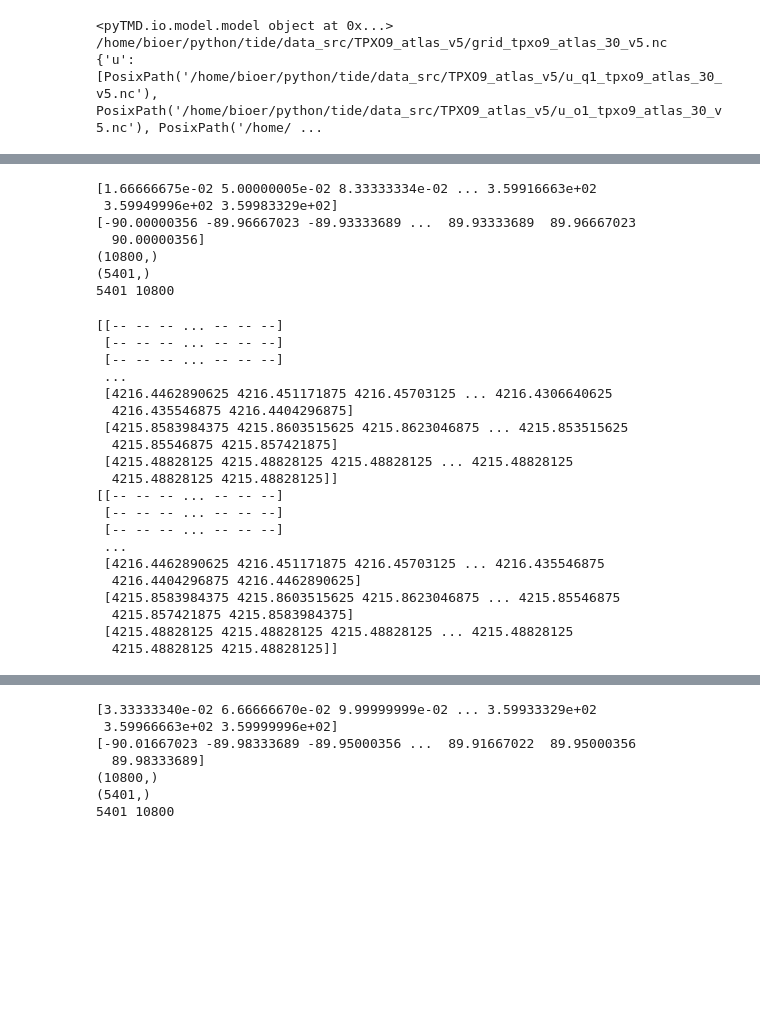
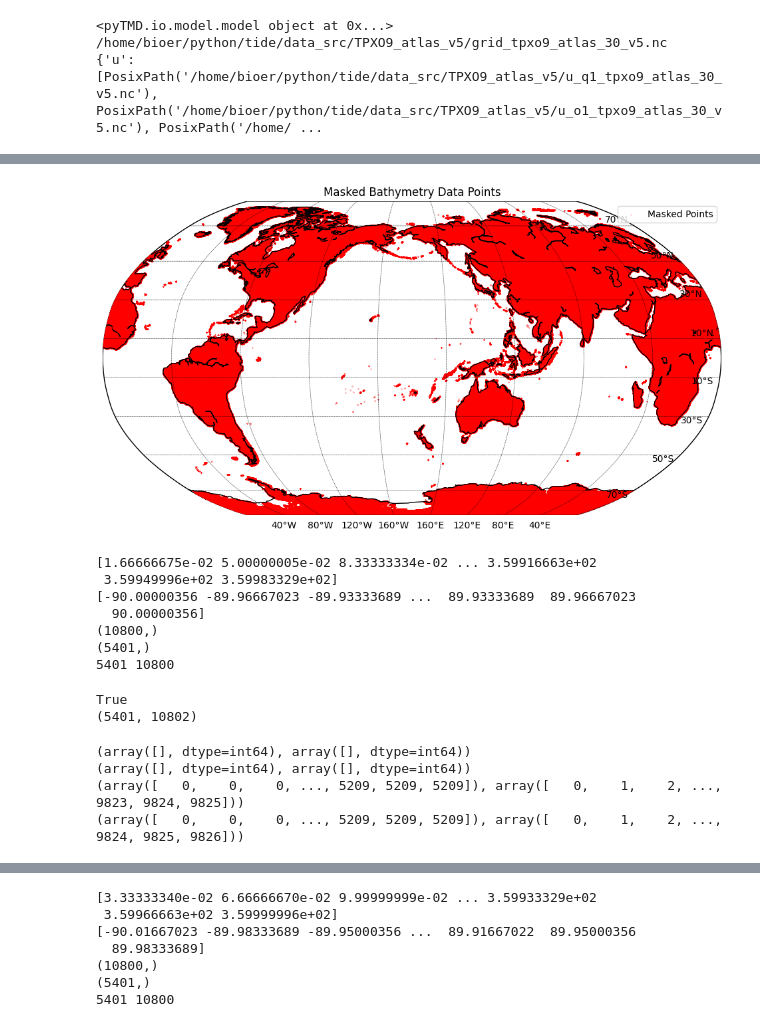
Before and after one commit to cywhale/tide, a Jupyter notebook: extract_constants.ipynb, the cells around one changed output, grey strips where cells are left out. Drawn from its saved outputs; the diff is of its cells as text; code cells hidden in the pictures; blank space fills up the shorter version.

```diff
--- a/extract_constants.ipynb
+++ b/extract_constants.ipynb
@@ -688,3 +507,15 @@ print(tpxo_curr_model.model_file)
 <pyTMD.io.model.model object at 0x...>
 /home/bioer/python/tide/data_src/TPXO9_atlas_v5/grid_tpxo9_atlas_30_v5.nc
 {'u': [PosixPath('/home/bioer/python/tide/data_src/TPXO9_atlas_v5/u_q1_tpxo9_atlas_30_v5.nc'), PosixPath('/home/bioer/python/tide/data_src/TPXO9_atlas_v5/u_o1_tpxo9_atlas_30_v5.nc'), PosixPath('/home/ ...
+# %%
+#if tpxo_curr_model:
+model_files= tpxo_curr_model.model_file["u"]
+print(model_files)
+model_file = pathlib.Path(model_files[0]).expanduser()
+hcx, cons = read_netcdf_transport(model_file, variable="u", compressed=False)
+print(hcx.shape)
+print(hcx)
+print(hcx.mask)
+tmp_mask = np.copy(hcx.mask)
+tmp_mask[hcx.data==0j] = True
+print(np.where(tmp_mask))
@@ -691,3 +542,7 @@ print(tpxo_curr_model.model_file)
+# %%
+plot_model_mask(tmp_mask)
+# %% [output]
+[figure, added]
 # %%
 #read_netcdf_grid in ATLAS.py
 #import netCDF4
@@ -715,11 +570,12 @@ bathy_u.mask = (bathy_u.data == 0.0)
 5401 10800
 # %%
 # Adjust longitude and lat values as per convention
-lonux = adjust_lon_lat(lonu, lonu)
+lonux = lonu #already in [0,360] # adjust_lon_lat(lonu, lonu)
 
 # Determine if it's a global grid
 dlon = lonux[1] - lonux[0]
-global_grid = np.isclose(lonux[-1] - lonux[0], 360.0 - dlon)
+#global_grid = np.isclose(lonux[-1] - lonux[0], 360.0 - dlon)
+print(global_grid)
 if global_grid:
     lonux = extend_array(lonux, dlon)
     bathy_ux = extend_matrix(bathy_u)
@@ -727,28 +583,21 @@ if global_grid:
 # create masks
 bathy_ux.mask = (bathy_ux.data == 0)
 
-lon_grid, lat_grid = np.meshgrid(lonux, latu)
-Du = spline_2d(lonux, latu, bathy_ux, lon_grid, lat_grid, reducer=np.ceil, kx=1, ky=1)
-print(bathy_u)
-print(Du)
+#lon_grid, lat_grid = np.meshgrid(lonux, latu)
+#Du = spline_2d(lonux, latu, bathy_ux, lon_grid, lat_grid, reducer=np.ceil, kx=1, ky=1)
+print(bathy_ux.shape)
 # %% [output]
-[[-- -- -- ... -- -- --]
- [-- -- -- ... -- -- --]
- [-- -- -- ... -- -- --]
- ...
- [4216.4462890625 4216.451171875 4216.45703125 ... 4216.4306640625
-  4216.435546875 4216.4404296875]
- [4215.8583984375 4215.8603515625 4215.8623046875 ... 4215.853515625
-  4215.85546875 4215.857421875]
- [4215.48828125 4215.48828125 4215.48828125 ... 4215.48828125
-  4215.48828125 4215.48828125]]
-[[-- -- -- ... -- -- --]
- [-- -- -- ... -- -- --]
- [-- -- -- ... -- -- --]
- ...
- [4216.4462890625 4216.451171875 4216.45703125 ... 4216.435546875
-  4216.4404296875 4216.4462890625]
- [4215.8583984375 4215.8603515625 4215.8623046875 ... 4215.85546875
-  4215.857421875 4215.8583984375]
- [4215.48828125 4215.48828125 4215.48828125 ... 4215.48828125
-  4215.48828125 4215.48828125]]
+True
+(5401, 10802)
+# %%
+#check value in bbox (-25, 25, -20, 30) => 335-340, 25-30 that has no values in u,v
+pu = bathy_u[3450:3600, 10050:10200]
+print(np.where(np.isnan(pu)))
+print(np.where(pu.mask))
+print(np.where(bathy_u.mask))
+print(np.where(Du.mask))
+# %% [output]
+(array([], dtype=int64), array([], dtype=int64))
+(array([], dtype=int64), array([], dtype=int64))
+(array([   0,    0,    0, ..., 5209, 5209, 5209]), array([   0,    1,    2, ..., 9823, 9824, 9825]))
+(array([   0,    0,    0, ..., 5209, 5209, 5209]), array([   0,    1,    2, ..., 9824, 9825, 9826]))
```
Also changed, not shown: parts of 63 cells of this notebook, 9 other files.
